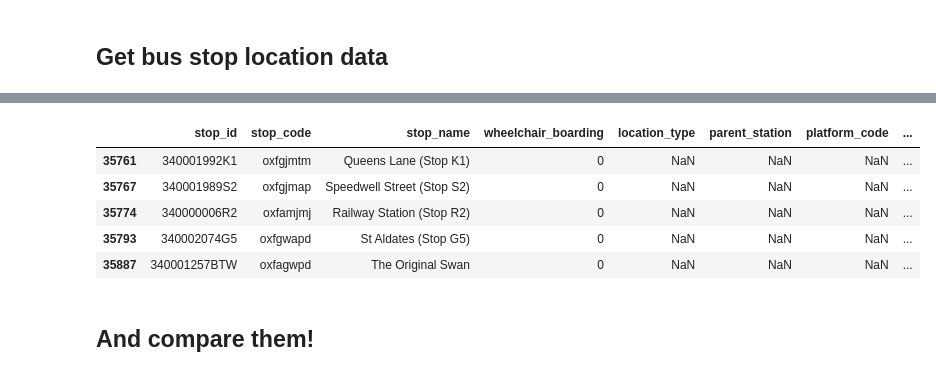
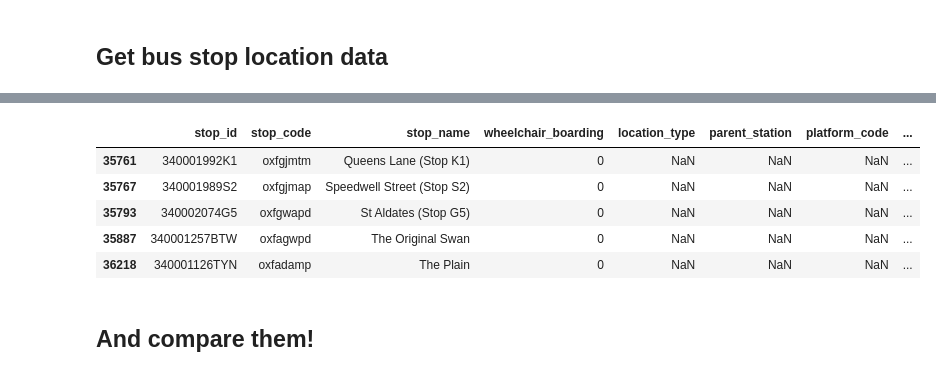
Before and after one commit to carderne/bods, a Jupyter notebook: notebooks/boarding_time.ipynb, the cells around one changed output, grey strips where cells are left out. Cells and saved outputs as stored; diff of their text form; code cells hidden in the pictures.

```diff
--- a/notebooks/boarding_time.ipynb
+++ b/notebooks/boarding_time.ipynb
@@ -25,8 +24,7 @@ for f in sorted(pb2_path.glob("*.pb2")):
     msg = FeedMessage()
     msg.ParseFromString(f.read_bytes())
     for t in msg.entity:
-        if t.vehicle.trip.route_id == "3815":
-            trips.append(t)
+        trips.append(t)
 # %%
 # 1 == STOPPED_AT
 # 2 == IN_TRANSIT_TO
@@ -56,11 +51,9 @@ df.head(2)
 # %%
-tid = df.iloc[0].trip_id
-trip = df.loc[df.trip_id == tid]
-trip = (
-    trip.assign(geometry=gpd.points_from_xy(x=trip.longitude, y=trip.latitude))
+df = (
+    df.assign(geometry=gpd.points_from_xy(x=df.longitude, y=df.latitude))
     .drop(["longitude", "latitude"], axis=1)
     .pipe(gpd.GeoDataFrame, crs=4326)
 )
-trip.head()
+df.head(2)
 # %% [output]
 |  | id | trip_id | route_id | start_time | start_date | current_stop | current_status | timestamp | vehicle | ... |
@@ -100,18 +90,20 @@ tid_stop_times.head(6)
 # %%
-stops = fd.stops.loc[fd.stops.stop_id.isin(tid_stop_times.stop_id)]
 stops = (
-    stops.assign(geometry=gpd.points_from_xy(x=stops.stop_lon, y=stops.stop_lat))
+    fd.stops.assign(
+        geometry=gpd.points_from_xy(x=fd.stops.stop_lon, y=fd.stops.stop_lat)
+    )
     .drop(["stop_lon", "stop_lat"], axis=1)
     .pipe(gpd.GeoDataFrame, crs=4326)
 )
 stops.geometry = stops.to_crs(epsg=3857).buffer(30).to_crs(epsg=4326)
+stops = stops.loc[stops.stop_id.isin(tid_stop_times.stop_id)]
 stops.head()
 # %% [output]
 |  | stop_id | stop_code | stop_name | wheelchair_boarding | location_type | parent_station | platform_code | ... |
 | 35761 | 340001992K1 | oxfgjmtm | Queens Lane (Stop K1) | 0 | NaN | NaN | NaN | ... |
 | 35767 | 340001989S2 | oxfgjmap | Speedwell Street (Stop S2) | 0 | NaN | NaN | NaN | ... |
-| 35774 | 340000006R2 | oxfamjmj | Railway Station (Stop R2) | 0 | NaN | NaN | NaN | ... |
 | 35793 | 340002074G5 | oxfgwapd | St Aldates (Stop G5) | 0 | NaN | NaN | NaN | ... |
 | 35887 | 340001257BTW | oxfagwpd | The Original Swan | 0 | NaN | NaN | NaN | ... |
+| 36218 | 340001126TYN | oxfadamp | The Plain | 0 | NaN | NaN | NaN | ... |
 # %% [markdown]
 ## And compare them!
```
Also changed, not shown: parts of 13 cells of this notebook, 6 other files.
